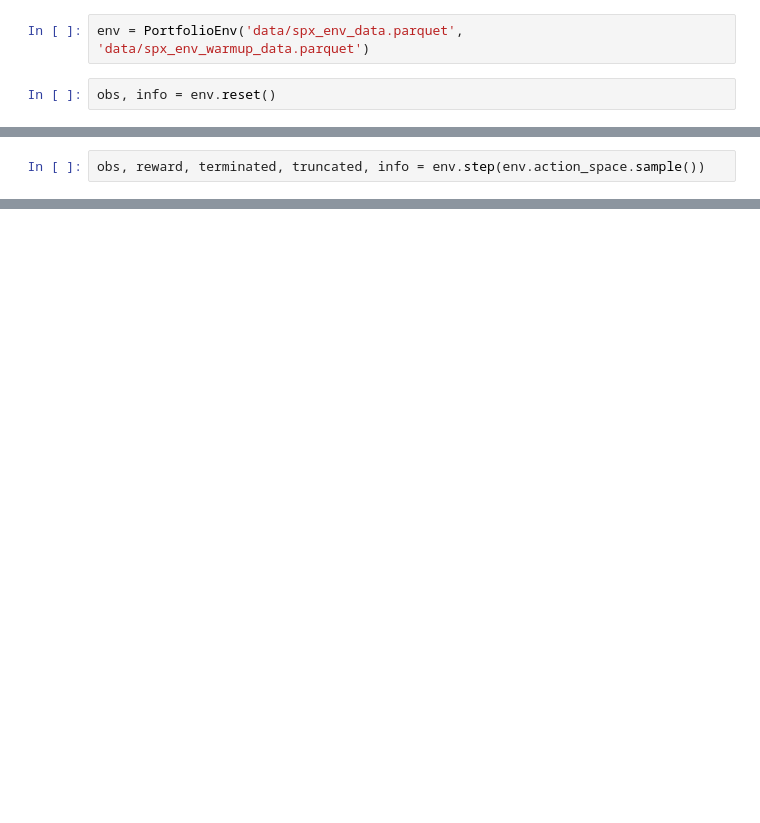
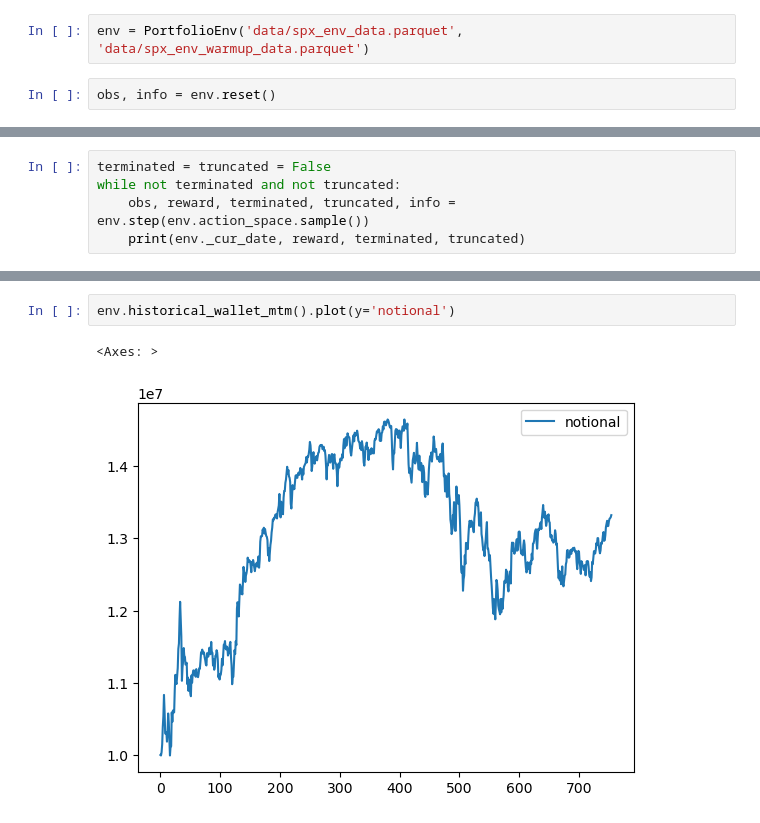
Before and after one commit to LRAbbade/rl, a Jupyter notebook: portfolio env.ipynb, the cells around one changed output, grey strips where cells are left out. Cells and saved outputs as stored; diff of their text form; blank space fills up the shorter version.

```diff
--- a/portfolio env.ipynb
+++ b/portfolio env.ipynb
@@ -24,2 +17,5 @@ obs
 # %%
-obs, reward, terminated, truncated, info = env.step(env.action_space.sample())
+terminated = truncated = False
+while not terminated and not truncated:
+    obs, reward, terminated, truncated, info = env.step(env.action_space.sample())
+    print(env._cur_date, reward, terminated, truncated)
@@ -25,0 +166,5 @@ obs, reward, terminated, truncated, info = env.step(env.action_space.sample())
+# %%
+env.historical_wallet_mtm().plot(y='notional')
+# %% [output]
+<Axes: >
+[figure, added]
```
Also changed, not shown: parts of 6 cells of this notebook, 2 other files.
